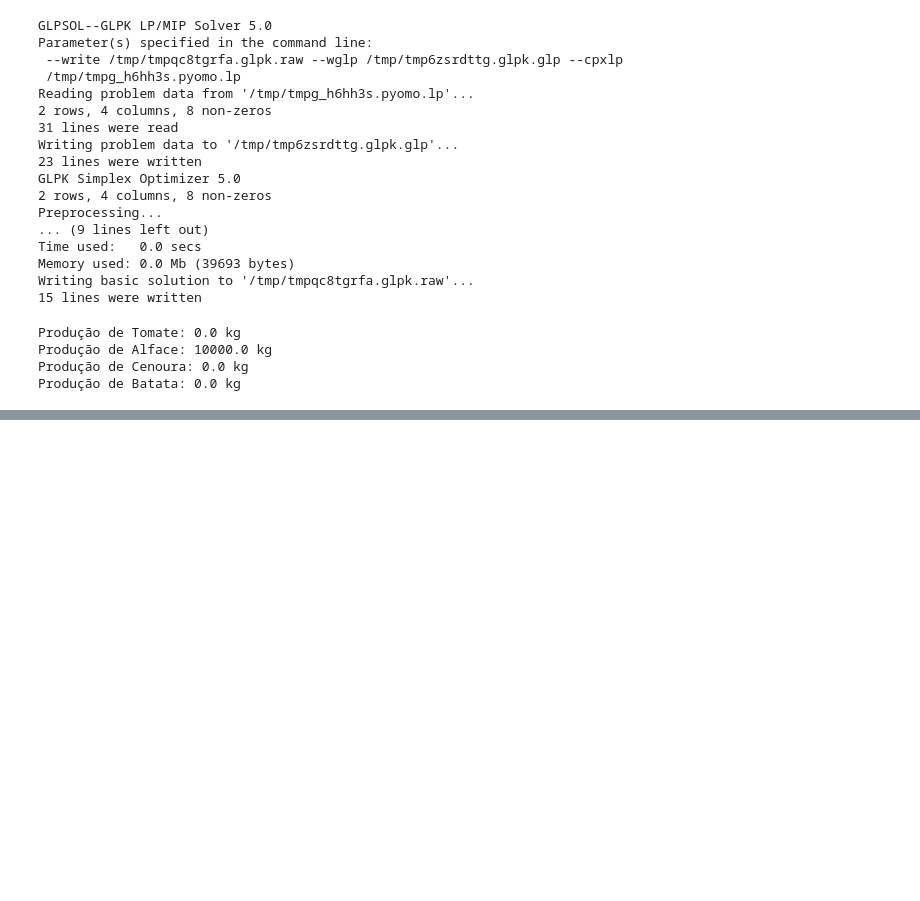
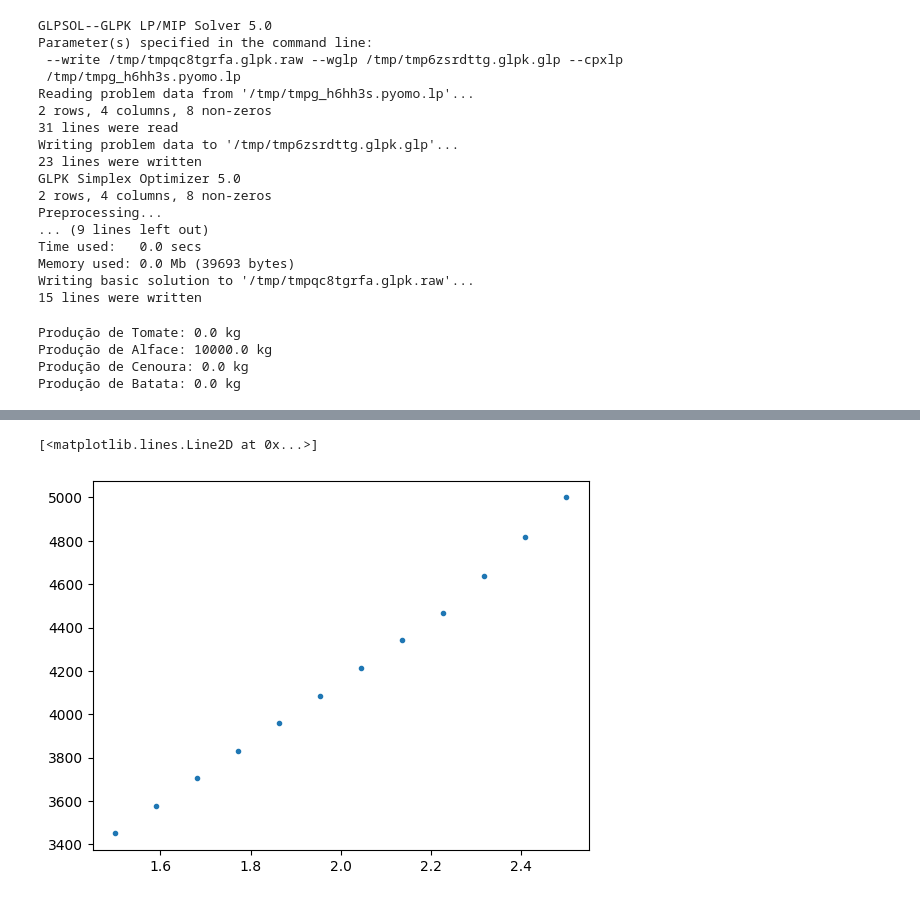
Before and after one commit to DjairMaykon/alura-otimizacao, a Jupyter notebook: otimizacao-linear.ipynb, the cells around one changed output, grey strips where cells are left out. Drawn from its saved outputs; the diff is of its cells as text; code cells hidden in the pictures; blank space fills up the shorter version.

```diff
--- a/otimizacao-linear.ipynb
+++ b/otimizacao-linear.ipynb
@@ -307,0 +357,31 @@ Produção de Batata: 0.0 kg
+# %%
+solver = pyo.SolverFactory('glpk')
+
+def criar_modelo(coef_tomate):
+	modelo = pyo.ConcreteModel()
+
+	modelo.x_tomate = pyo.Var(domain=pyo.NonNegativeReals)
+	modelo.x_alface = pyo.Var (domain=pyo.NonNegativeReals)
+
+	modelo.lucro = pyo.Objective(expr=coef_tomate*modelo.x_tomate+1.5*modelo.x_alface, sense=pyo.maximize)
+
+	modelo.restricao_agua = pyo.Constraint(expr=3*modelo.x_tomate+2*modelo.x_alface <=6000)
+	modelo.restricao_espaco = pyo.Constraint(expr=2*modelo.x_tomate+3*modelo.x_alface <=5500)
+	modelo.restricao_diversificacao = pyo.Constraint(expr=modelo.x_tomate>=0.1*modelo.x_alface)
+
+	solver = pyo. SolverFactory('glpk')
+	resultado = solver.solve(modelo, tee=True)
+	return modelo
+# %%
+coeficientes_tomate = np.linspace(1.5,2.5,12)
+
+lucros_otimos = []
+quantidades_tomate = []
+quantidades_alface = []
+
+for coef_tomate in coeficientes_tomate:
+	modelo = criar_modelo(coef_tomate)
+	resultado = solver.solve(modelo, tee=True)
+	lucros_otimos.append(pyo.value(modelo.lucro))
+	quantidades_tomate.append(pyo.value(modelo.x_tomate))
+	quantidades_alface.append(pyo.value(modelo.x_alface))
@@ -307,0 +406,5 @@ Produção de Batata: 0.0 kg
+# %%
+plt.plot(coeficientes_tomate, lucros_otimos, '.')
+# %% [output]
+[<matplotlib.lines.Line2D at 0x...>]
+[figure, added]
```
Also changed, not shown: parts of 7 cells of this notebook.
